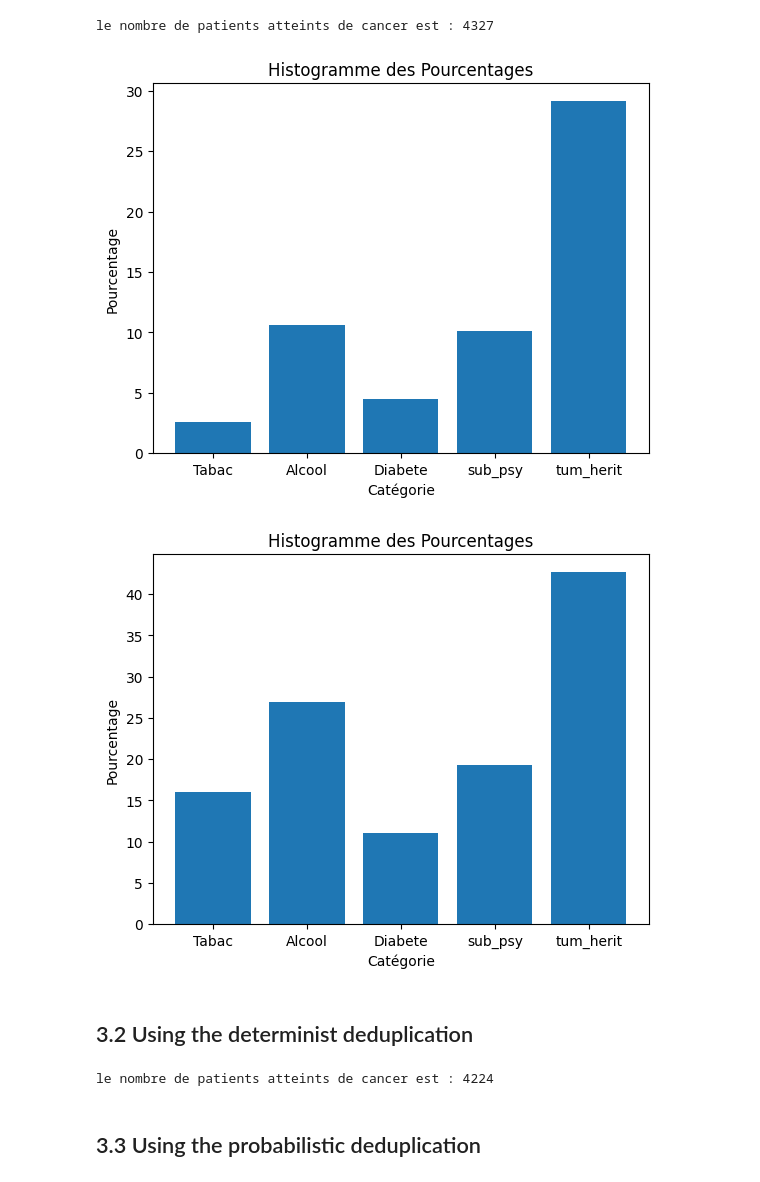
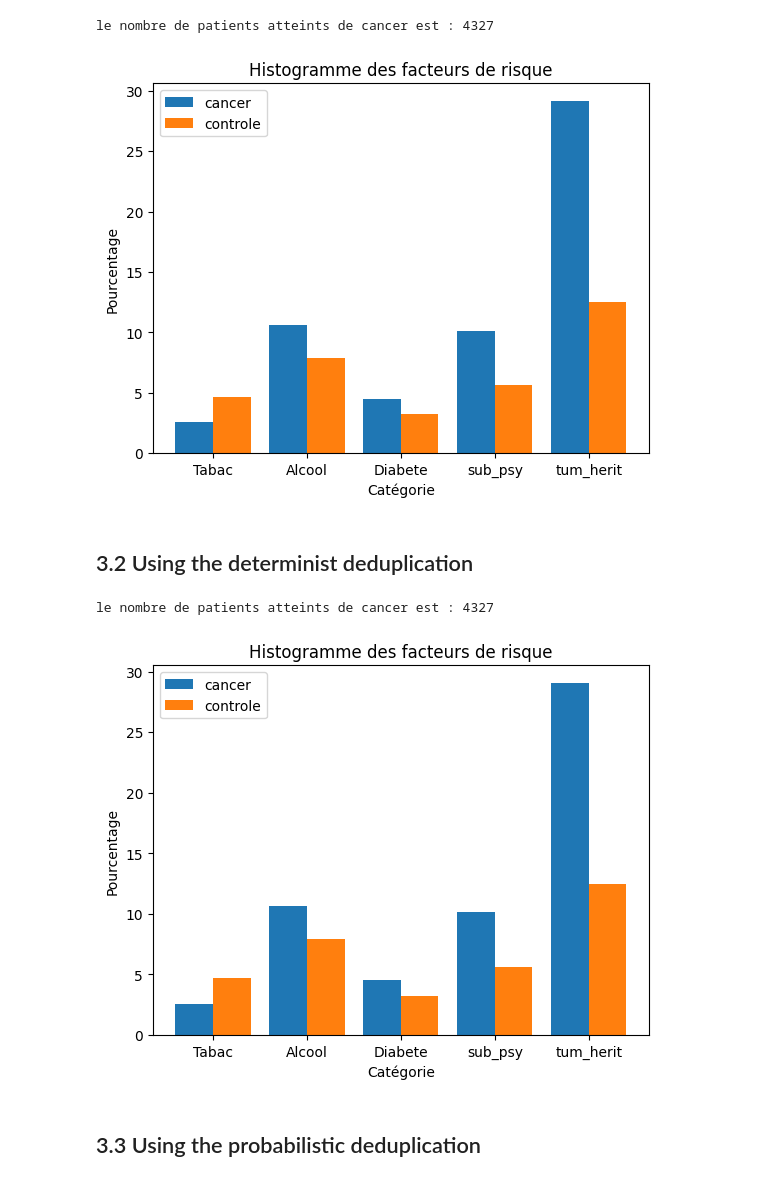
Before and after one commit to medazizbchir/EI, a Jupyter notebook: deduplication.ipynb, the cells around one changed output. Saved outputs shown, nothing was run; the diff lists cells and outputs as text; code cells hidden in the pictures.

```diff
--- a/deduplication.ipynb
+++ b/deduplication.ipynb
@@ -139,29 +139,3 @@ print(f"We have {df_person_dedup_proba_20.unique_person_id.nunique()} unique pat
 We have 15022 unique patient ids in this dataset when using the probabilistic algorithm and a threshold of 0.20.
 # %% [markdown]
 # 3. Statistical analysis
-# %%
-cancer_condition = {'C50','C500','C501','C502','C503','C504'}
-risk_factors = {'Tabac':['Z587','Z720'], 'Alcool':['T51','K70','F10'], 'Diabete':['E10','E11','E12'], 'sub_psy':['Z864'], 'tum_herit':['Z803']}
-
-def hist_risk_factors(dict, df_cancer_hist, df_person_hist, df_condition_hist, nbre_patients_cancer_hist):
-
-    id_patients_cancer=df_cancer_hist.person_id.unique()
-    df_person_cancer=df_person_hist[df_person_hist['person_id'].isin(id_patients_cancer)]
-    df_person_cond_cancer=df_condition_hist.merge(df_person_cancer, on='person_id', how='inner')
-    l=[]
-    for factor in dict.keys():
-        df=df_person_cond_cancer[df_person_cond_cancer['condition_source_value'].isin(dict[factor])]
-        l.append(df.person_id.nunique()/nbre_patients_cancer*100)
-
-    data ={ 'Catégorie': list(dict.keys()),
-             'Pourcentage': l}
-
-
-    categories = data['Catégorie']
-    pourcentages = data['Pourcentage']
-
-    plt.bar(categories, pourcentages)
-    plt.xlabel('Catégorie')
-    plt.ylabel('Pourcentage')
-    plt.title('Histogramme des Pourcentages')
-    plt.show()
@@ -178,10 +154,8 @@ print(f'le nombre de patients atteints de cancer est : {nbre_patients_cancer}')
 le nombre de patients atteints de cancer est : 4327
 # %%
 hist_risk_factors(risk_factors, df_cancer, df_person, df_condition, nbre_patients_cancer)
-hist_risk_factors(risk_factors, df_no_cancer, df_person, df_condition, nbre_patients_no_cancer)
 # %% [output]
-[figure, old version]
+[figure, new version]
-[figure, removed]
 # %% [markdown]
 ## 3.2 Using the determinist deduplication
 # %%
@@ -189,10 +163,14 @@ df_condition_dedup_det = df_condition.merge(df_person_dedup_det[['person_id']],
 df_visit_dedup_det = df_visit.merge(df_person_dedup_det[['person_id']], on='person_id', how='left')
 # %%
 df_cancer_dedup_det = df_condition_dedup_det[df_condition_dedup_det['condition_source_value'].isin(cancer_condition)]
-nbre_patients_cancer = df_cancer_dedup_det.person_id.nunique()
+nbre_patients_cancer_dedup_det = df_cancer_dedup_det.person_id.nunique()
 print(f'le nombre de patients atteints de cancer est : {nbre_patients_cancer}')
 # %% [output]
-le nombre de patients atteints de cancer est : 4224
+le nombre de patients atteints de cancer est : 4327
+# %%
+hist_risk_factors(risk_factors, df_cancer_dedup_det, df_person_dedup_det, df_condition_dedup_det, nbre_patients_cancer_dedup_det)
+# %% [output]
+[figure, added]
 # %% [markdown]
 ## 3.3 Using the probabilistic deduplication
 # %% [markdown]
```
Also changed, not shown: parts of 6 cells of this notebook, 1 other file.
